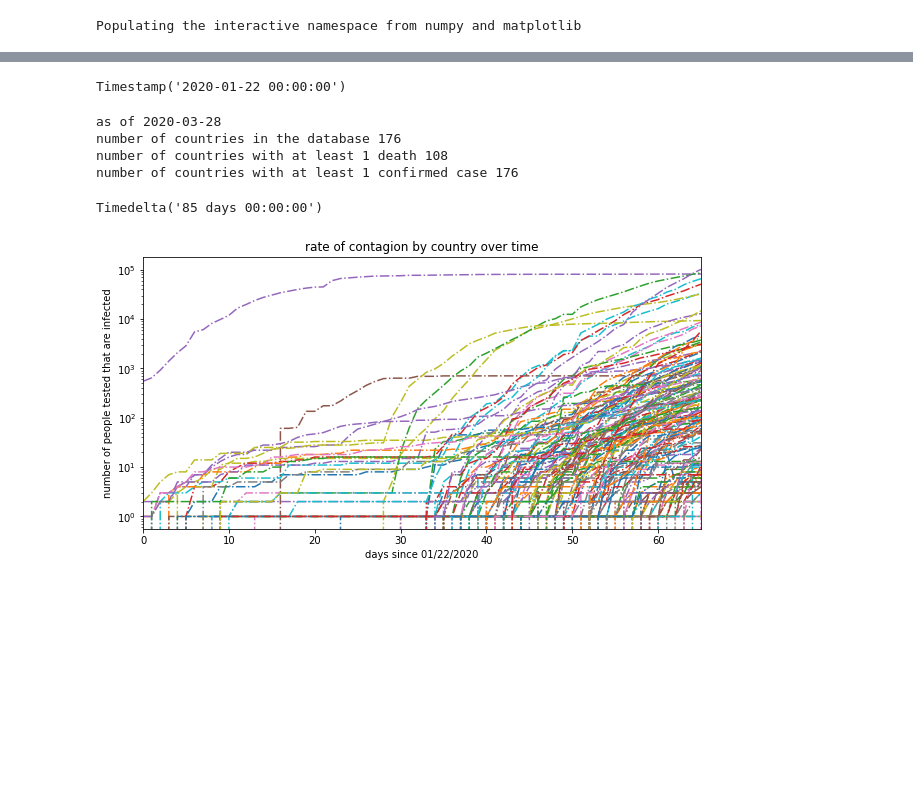
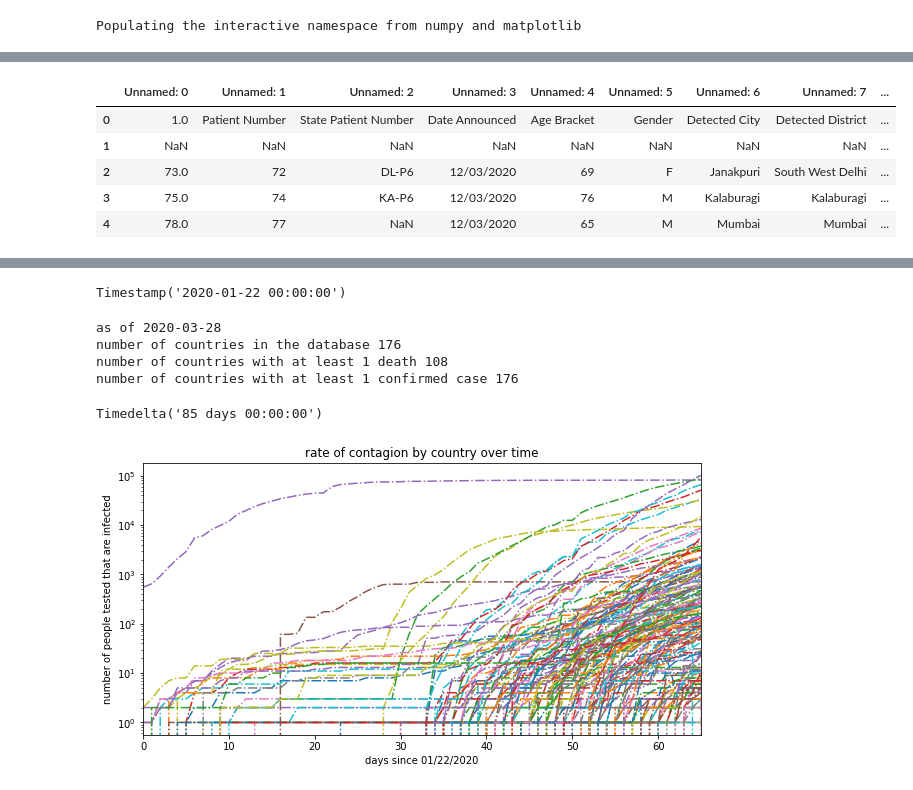
Before and after one commit to ahmadryan/covid19, a Jupyter notebook: coronavirus_quick_model2.ipynb, the cells around one changed output, grey strips where cells are left out. Drawn from its saved outputs; the diff is of its cells as text; code cells hidden in the pictures; blank space fills up the shorter version.

```diff
--- a/coronavirus_quick_model2.ipynb
+++ b/coronavirus_quick_model2.ipynb
@@ -59,0 +40,9 @@ from bokeh.palettes import viridis, inferno, cividis, plasma, gray
+# %%
+india_data[0].head()
+# %% [output]
+|  | Unnamed: 0 | Unnamed: 1 | Unnamed: 2 | Unnamed: 3 | Unnamed: 4 | Unnamed: 5 | Unnamed: 6 | Unnamed: 7 | ... |
+| 0 | 1.0 | Patient Number | State Patient Number | Date Announced | Age Bracket | Gender | Detected City | Detected District | ... |
+| 1 | NaN | NaN | NaN | NaN | NaN | NaN | NaN | NaN | ... |
+| 2 | 73.0 | 72 | DL-P6 | 12/03/2020 | 69 | F | Janakpuri | South West Delhi | ... |
+| 3 | 75.0 | 74 | KA-P6 | 12/03/2020 | 76 | M | Kalaburagi | Kalaburagi | ... |
+| 4 | 78.0 | 77 | NaN | 12/03/2020 | 65 | M | Mumbai | Mumbai | ... |
```
Also changed, not shown: parts of 12 cells of this notebook.
